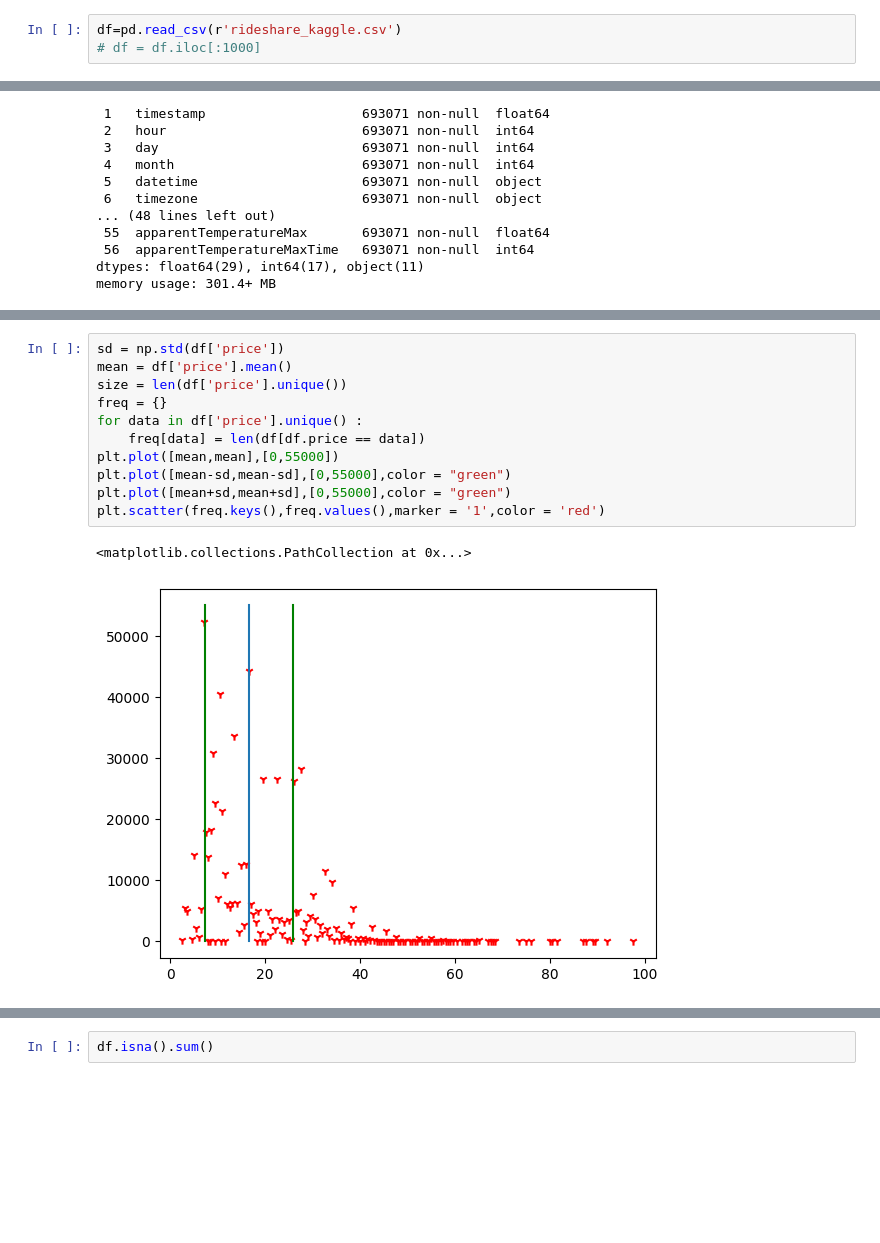
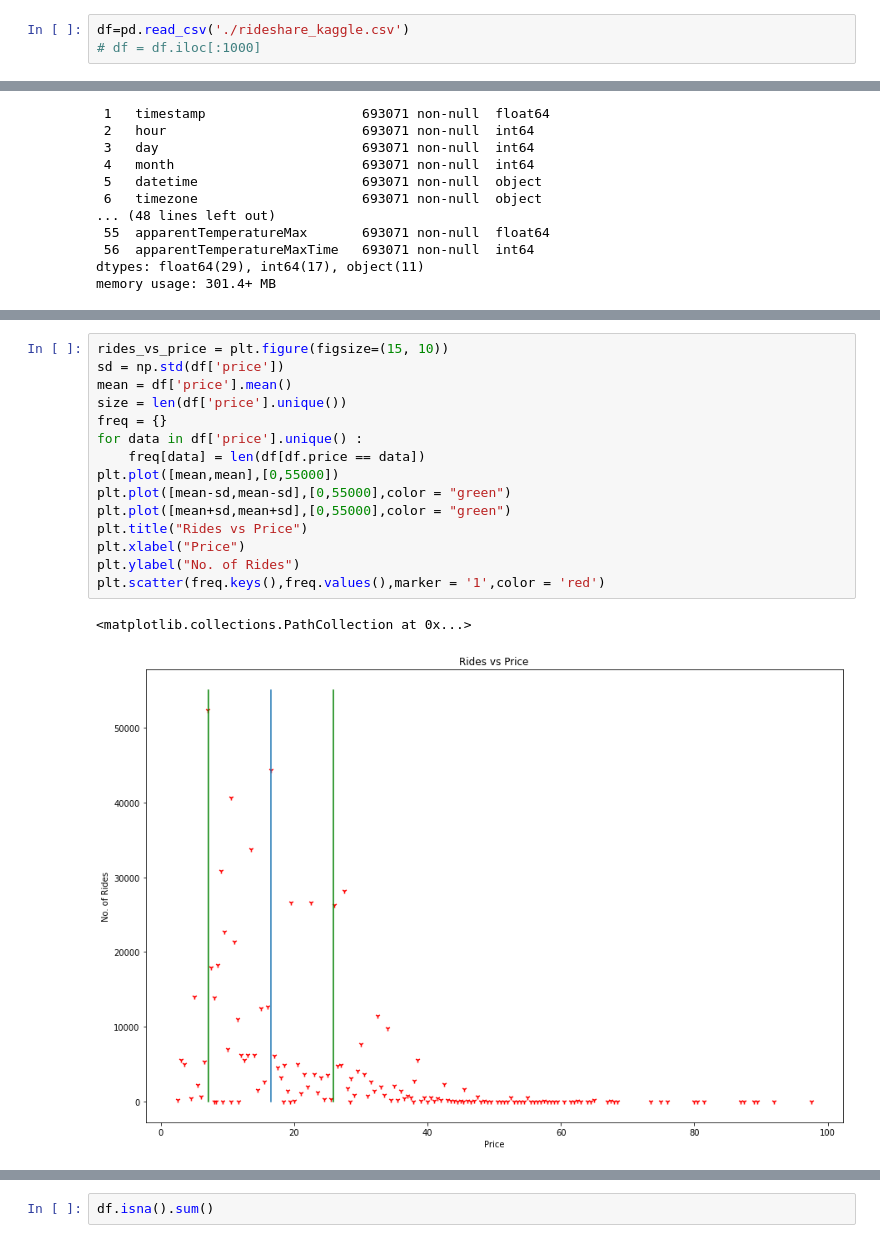
Before and after one commit to itsHarinderjit/Cab-Data-Analysis, a Jupyter notebook: Harinderjit_102017151.ipynb, the cells around one changed output, grey strips where cells are left out. Saved outputs shown, nothing was run; the diff lists cells and outputs as text; blank space fills up the shorter version.

Commit message:
graphs fixed

```diff
--- a/Harinderjit_102017151.ipynb
+++ b/Harinderjit_102017151.ipynb
@@ -8,7 +8,7 @@ from sklearn.model_selection import train_test_split
 from sklearn import linear_model
 from sklearn.metrics import r2_score
 # %%
-df=pd.read_csv(r'rideshare_kaggle.csv')
+df=pd.read_csv('./rideshare_kaggle.csv')
 # df = df.iloc[:1000]
 # %% [markdown]
 #### Understanding Data
@@ -47,18 +47,22 @@ df.describe()
 8 rows × 46 columns
 # %%
+rides_vs_price = plt.figure(figsize=(15, 10))
 sd = np.std(df['price'])
 mean = df['price'].mean()
 size = len(df['price'].unique())
 freq = {}
 for data in df['price'].unique() :
     freq[data] = len(df[df.price == data])
 plt.plot([mean,mean],[0,55000])
 plt.plot([mean-sd,mean-sd],[0,55000],color = "green")
 plt.plot([mean+sd,mean+sd],[0,55000],color = "green")
+plt.title("Rides vs Price")
+plt.xlabel("Price")
+plt.ylabel("No. of Rides")
 plt.scatter(freq.keys(),freq.values(),marker = '1',color = 'red')
 # %% [output]
 <matplotlib.collections.PathCollection at 0x...>
-[figure, old version]
+[figure, new version]
 # %%
 plt.boxplot(freq.values())
 # %% [output]
```
Also changed, not shown: parts of 16 cells of this notebook.
